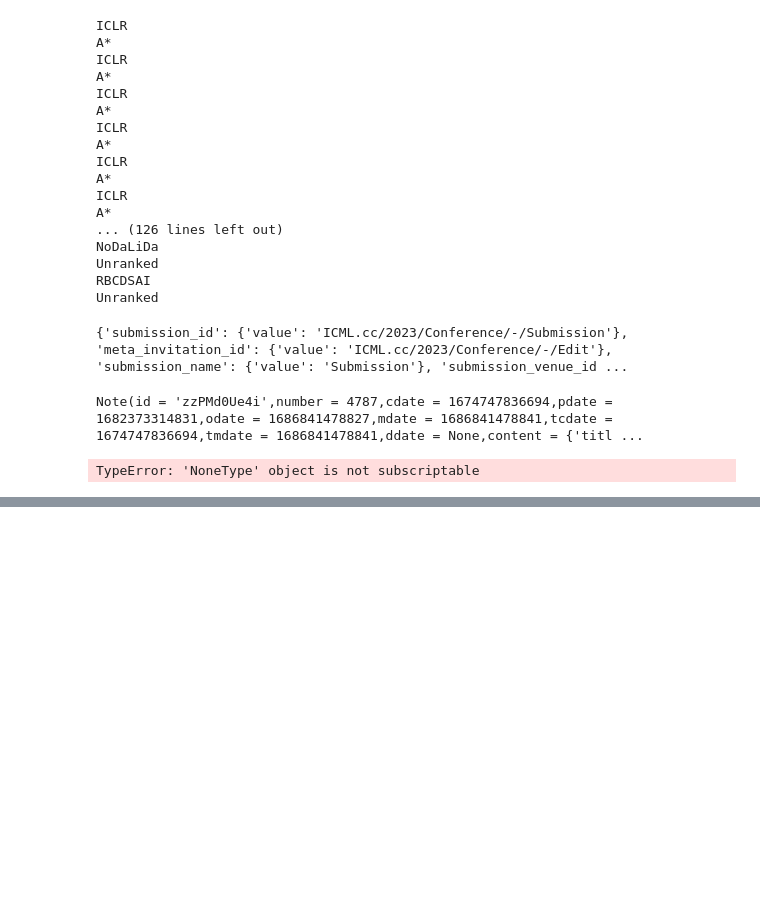
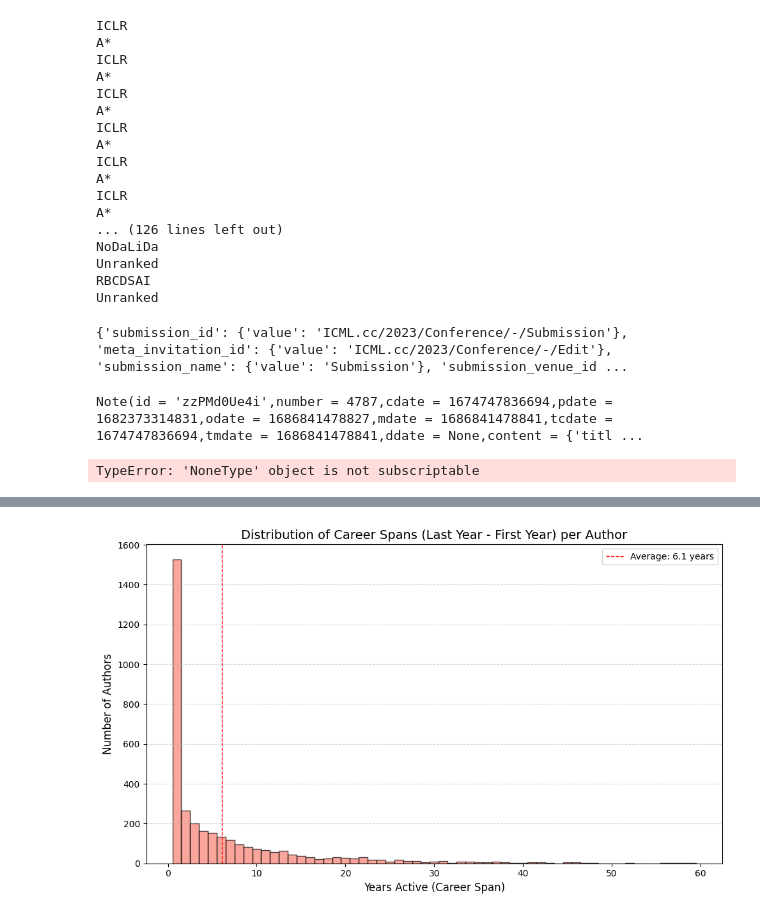
Before and after one commit to Christof93/Conference-Simulation, a Jupyter notebook: data/try_stuff.ipynb, the cells around one changed output, grey strips where cells are left out. Drawn from its saved outputs; the diff is of its cells as text; code cells hidden in the pictures; blank space fills up the shorter version.

```diff
--- a/data/try_stuff.ipynb
+++ b/data/try_stuff.ipynb
@@ -208,0 +300,43 @@ for sub in all_subs:
+# %%
+# 1. Load results
+with open("orcid_validation_results.json", "r") as f:
+    data = json.load(f)
+
+gaps = []
+
+for author in data:
+    # Extract years from the list of dictionary objects in 'counts_by_year'
+    # The author's JSON now contains dictionaries with "year": int
+    works = author.get("counts_by_year", [])
+    years = [w.get("year") for w in works if w.get("year") is not None and 1700<w.get("year")<2030]
+
+    if len(years) >= 2:
+        gap = max(years) - min(years) + 1
+        if gap > 100:
+            print(years)
+        gaps.append(gap)
+    elif len(years) == 1:
+        # Optionally include authors with only 1 paper as a 0-year gap
+        gaps.append(1)
+
+if not gaps:
+    print("No valid year data found to calculate gaps.")
+
+# 2. Plotting
+plt.figure(figsize=(10, 6))
+plt.hist(gaps, bins=range(min(gaps), max(gaps) + 2),
+            color='salmon', edgecolor='black', alpha=0.7, align='left')
+
+plt.title("Distribution of Career Spans (Last Year - First Year) per Author", fontsize=14)
+plt.xlabel("Years Active (Career Span)", fontsize=12)
+plt.ylabel("Number of Authors", fontsize=12)
+plt.grid(axis='y', linestyle='--', alpha=0.5)
+
+# Optional: Calculate and display the average gap
+avg_gap = sum(gaps) / len(gaps)
+plt.axvline(avg_gap, color='red', linestyle='dashed', linewidth=1, label=f'Average: {avg_gap:.1f} years')
+plt.legend()
+plt.tight_layout()
+plt.show()
+# %% [output]
+[figure, added]
```
Also changed, not shown: parts of 5 cells of this notebook, 5 other files.
